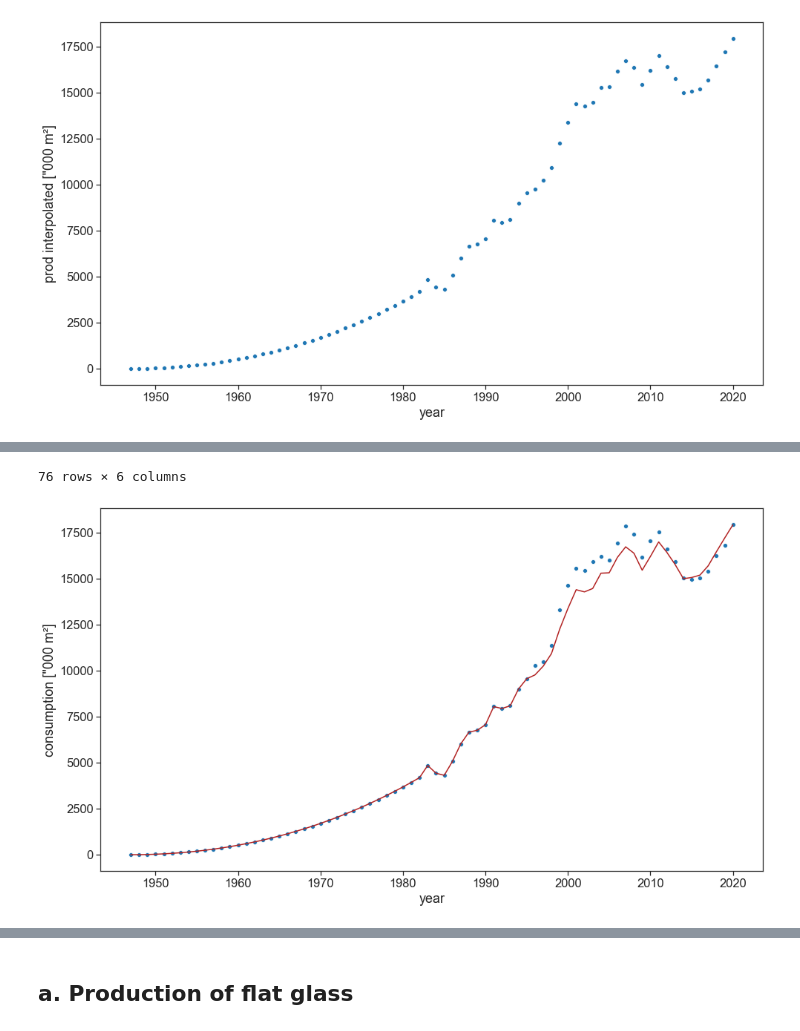
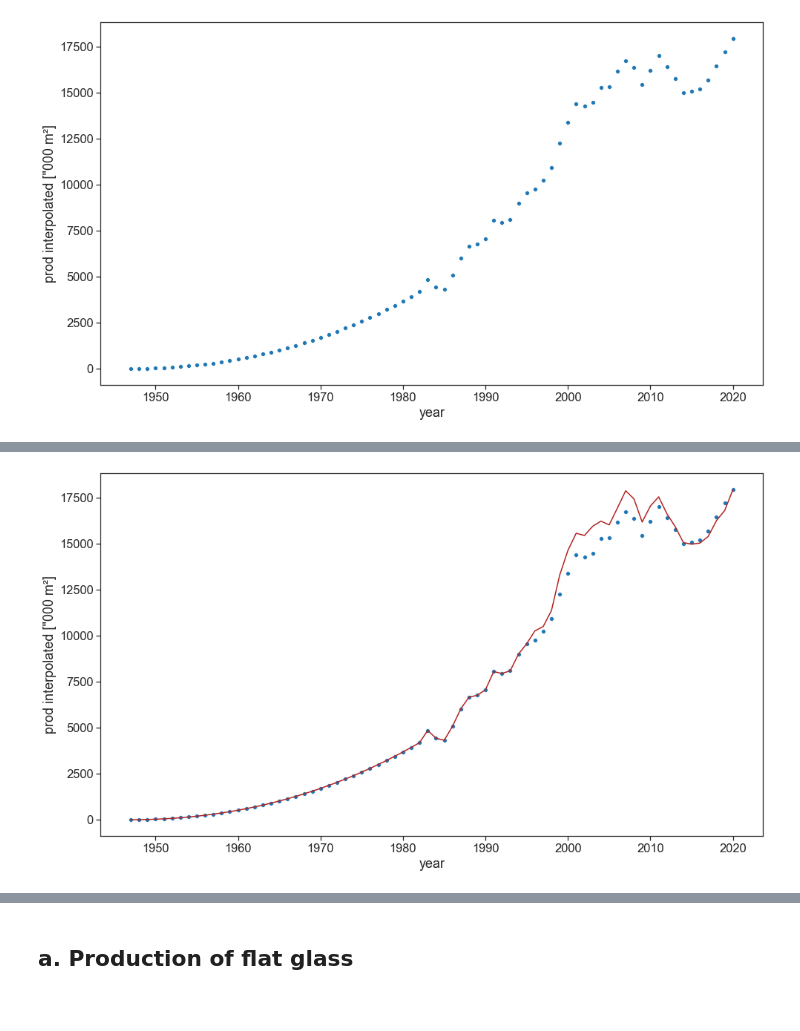
Before and after one commit to JeanSouv/01_MFA_GlassIndustry, a Jupyter notebook: MFA_FlatGlassIndustry.ipynb, the cells around one changed output, grey strips where cells are left out. Drawn from its saved outputs; the diff is of its cells as text; code cells hidden in the pictures.

```diff
--- a/MFA_FlatGlassIndustry.ipynb
+++ b/MFA_FlatGlassIndustry.ipynb
@@ -448,21 +460,19 @@ Estimated consumption/production ratio, 1995-2000: 1.06
 | 1949 | NaN | NaN | NaN | NaN | 11.457867 | ... |
 # %%
 #Estimating consumption since 1945
-Bool = pd.isna(FR_IGU['consumption ["000 m²]'])
+filt_null = FR_IGU['consumption ["000 m²]'].isnull()
 
-for i in FR_IGU.index:
-    if Bool[i]:
-        FR_IGU['consumption ["000 m²]'][i] \
-        = FR_IGU['prod interpolated ["000 m²]'][i]
+FR_IGU.loc[filt_null, 'consumption ["000 m²]'] \
+    = FR_IGU.loc[filt_null, 'prod interpolated ["000 m²]']
 
 FR_IGU = FR_IGU.reset_index()
 
 fig, ax = plt.subplots()
 
 sns.scatterplot(data=FR_IGU, x='year',
-                y='consumption ["000 m²]', palette='Reds')
+                y='prod interpolated ["000 m²]', palette='Reds')
 
-ax.plot(FR_IGU['year'], FR_IGU['prod interpolated ["000 m²]'], color='firebrick')
+ax.plot(FR_IGU['year'], FR_IGU['consumption ["000 m²]'], color='firebrick')
 
-FR_IGU.set_index('year')
+FR_IGU = FR_IGU.set_index('year')
 # %% [output]
@@ -482,2 +479 @@ FR_IGU.set_index('year')
-76 rows × 6 columns
-[figure, old version]
+[figure, new version]
```
Also changed, not shown: parts of 35 cells of this notebook, 4 other files.
